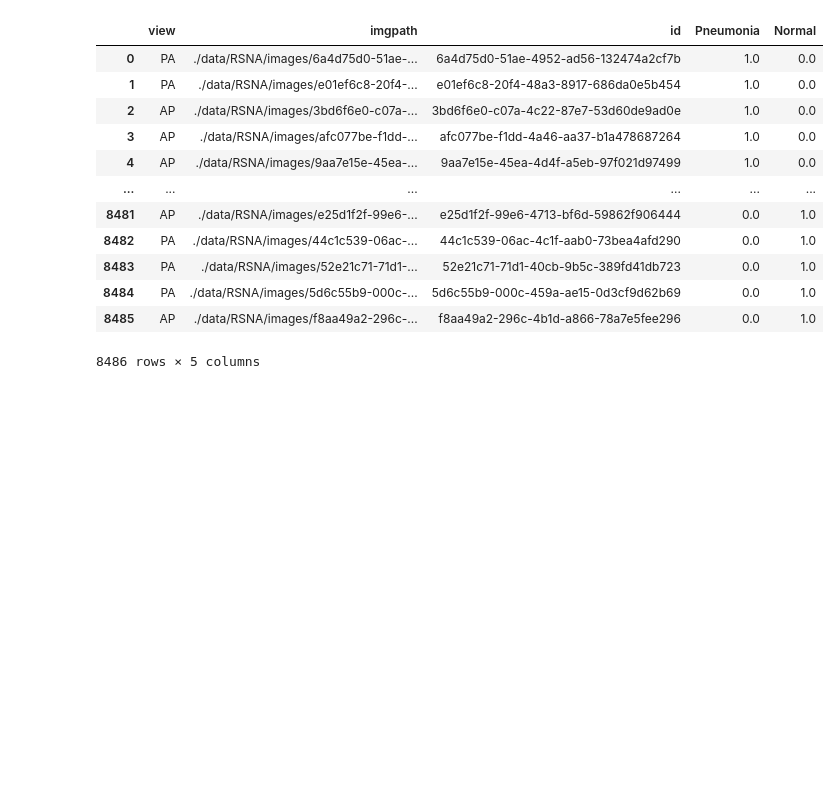
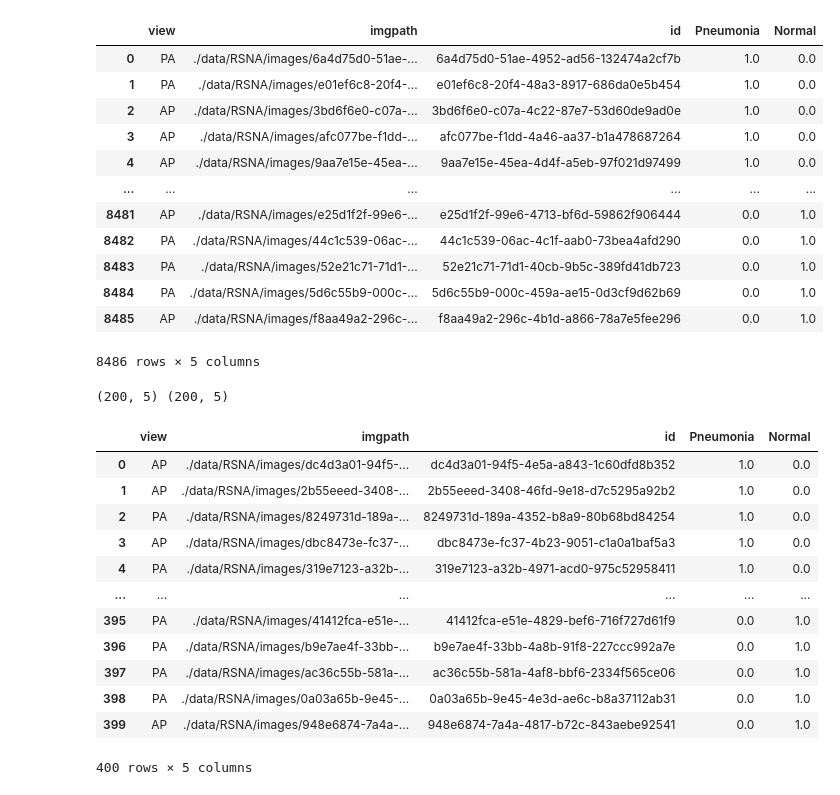
Before and after one commit to RyanWangZf/MedCLIP, a Jupyter notebook: playground.ipynb, the cells around one changed output. Cells and saved outputs as stored; diff of their text form; code cells hidden in the pictures; blank space fills up the shorter version.

```diff
--- a/playground.ipynb
+++ b/playground.ipynb
@@ -173,3 +195,25 @@ rsna_balanced_train_meta
 | 8484 | PA | ./data/RSNA/images/5d6c55b9-000c-... | 5d6c55b9-000c-459a-ae15-0d3cf9d62b69 | 0.0 | 1.0 |
 | 8485 | AP | ./data/RSNA/images/f8aa49a2-296c-... | f8aa49a2-296c-4b1d-a866-78a7e5fee296 | 0.0 | 1.0 |
 8486 rows × 5 columns
+# %%
+pos = rsna_train_meta[rsna_train_meta.Pneumonia == 1].sample(n=200, random_state=42)
+neg = rsna_train_meta[rsna_train_meta.Normal == 1].sample(n=200, random_state=42)
+print(pos.shape, neg.shape)
+rsna_2x200_train_meta = pd.concat([pos, neg]).reset_index(drop=True)
+rsna_2x200_train_meta.to_csv('./local_data/rsna-2x200-train-meta.csv')
+rsna_2x200_train_meta
+# %% [output]
+(200, 5) (200, 5)
+|  | view | imgpath | id | Pneumonia | Normal |
+| 0 | AP | ./data/RSNA/images/dc4d3a01-94f5-... | dc4d3a01-94f5-4e5a-a843-1c60dfd8b352 | 1.0 | 0.0 |
+| 1 | AP | ./data/RSNA/images/2b55eeed-3408-... | 2b55eeed-3408-46fd-9e18-d7c5295a92b2 | 1.0 | 0.0 |
+| 2 | PA | ./data/RSNA/images/8249731d-189a-... | 8249731d-189a-4352-b8a9-80b68bd84254 | 1.0 | 0.0 |
+| 3 | AP | ./data/RSNA/images/dbc8473e-fc37-... | dbc8473e-fc37-4b23-9051-c1a0a1baf5a3 | 1.0 | 0.0 |
+| 4 | PA | ./data/RSNA/images/319e7123-a32b-... | 319e7123-a32b-4971-acd0-975c52958411 | 1.0 | 0.0 |
+| ... | ... | ... | ... | ... | ... |
+| 395 | PA | ./data/RSNA/images/41412fca-e51e-... | 41412fca-e51e-4829-bef6-716f727d61f9 | 0.0 | 1.0 |
+| 396 | PA | ./data/RSNA/images/b9e7ae4f-33bb-... | b9e7ae4f-33bb-4a8b-91f8-227ccc992a7e | 0.0 | 1.0 |
+| 397 | PA | ./data/RSNA/images/ac36c55b-581a-... | ac36c55b-581a-4af8-bbf6-2334f565ce06 | 0.0 | 1.0 |
+| 398 | PA | ./data/RSNA/images/0a03a65b-9e45-... | 0a03a65b-9e45-4e3d-ae6c-b8a37112ab31 | 0.0 | 1.0 |
+| 399 | AP | ./data/RSNA/images/948e6874-7a4a-... | 948e6874-7a4a-4817-b72c-843aebe92541 | 0.0 | 1.0 |
+400 rows × 5 columns
```
Also changed, not shown: parts of 5 cells of this notebook, 9 other files.
